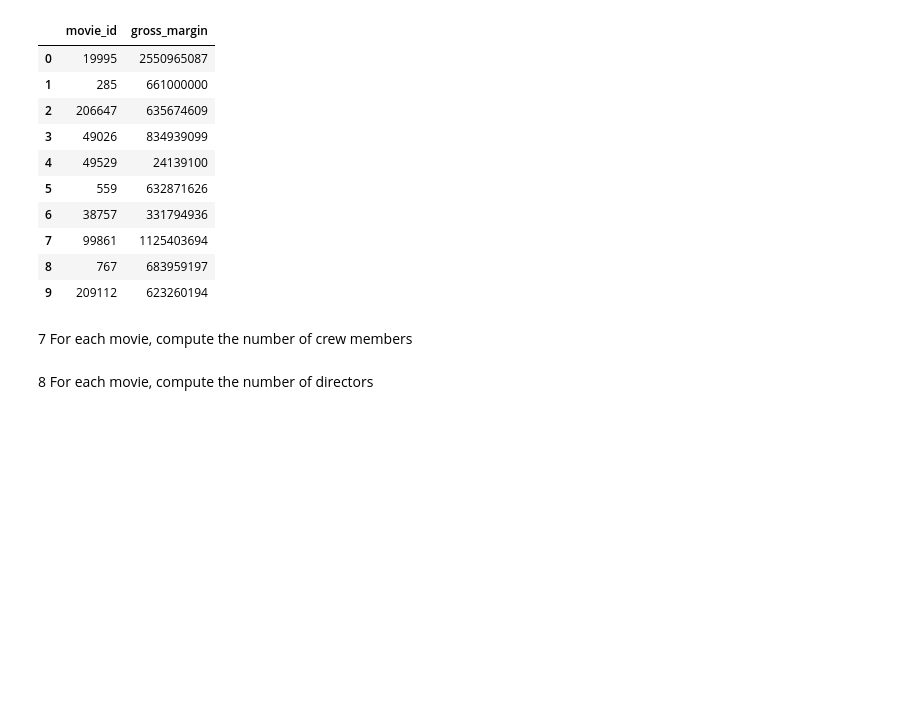
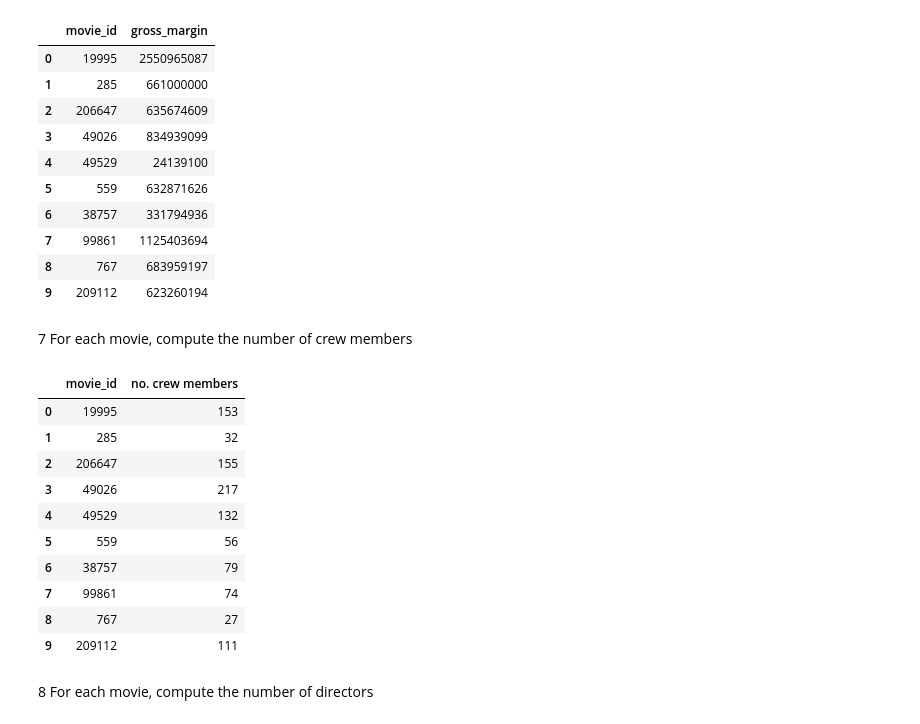
Before and after one commit to Raialbe/CSproject, a Jupyter notebook: CS_Project_Meloni_Raimondi.ipynb, the cells around one changed output. Cells and saved outputs as stored; diff of their text form; code cells hidden in the pictures; blank space fills up the shorter version.

```diff
--- a/CS_Project_Meloni_Raimondi.ipynb
+++ b/CS_Project_Meloni_Raimondi.ipynb
@@ -363,7 +378,20 @@ df[["movie_id","gross_margin"]].head(10)
 7 For each movie, compute the number of crew members
 # %%
 #trovo numero di membri della crew contando il numero di sottodizionari nel file JSON "crew"
-df["no. crew members"]=df.crew.apply(lambda x: len(x))
+df["no. crew members"]=df.crew.apply(lambda x: len(json.loads(x)))
+df[["movie_id","no. crew members"]].head(10)
+# %% [output]
+|  | movie_id | no. crew members |
+| 0 | 19995 | 153 |
+| 1 | 285 | 32 |
+| 2 | 206647 | 155 |
+| 3 | 49026 | 217 |
+| 4 | 49529 | 132 |
+| 5 | 559 | 56 |
+| 6 | 38757 | 79 |
+| 7 | 99861 | 74 |
+| 8 | 767 | 27 |
+| 9 | 209112 | 111 |
 # %% [markdown]
 8 For each movie, compute the number of directors
 # %%
```
Also changed, not shown: parts of 30 cells of this notebook.
